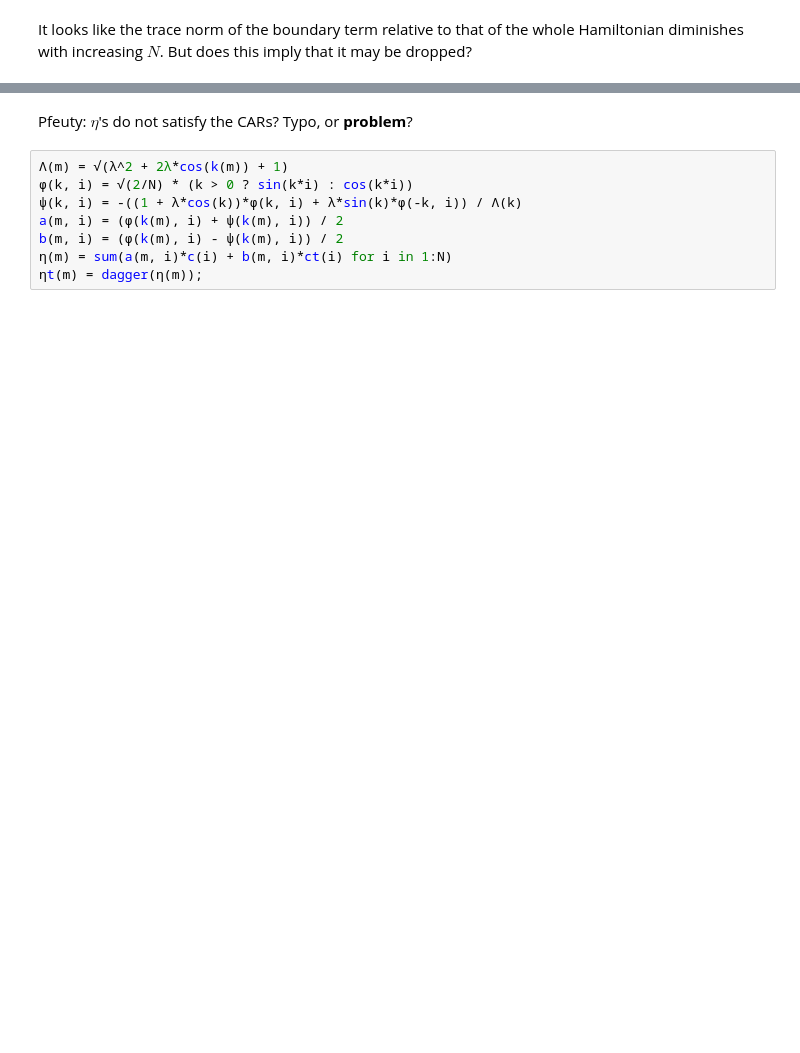
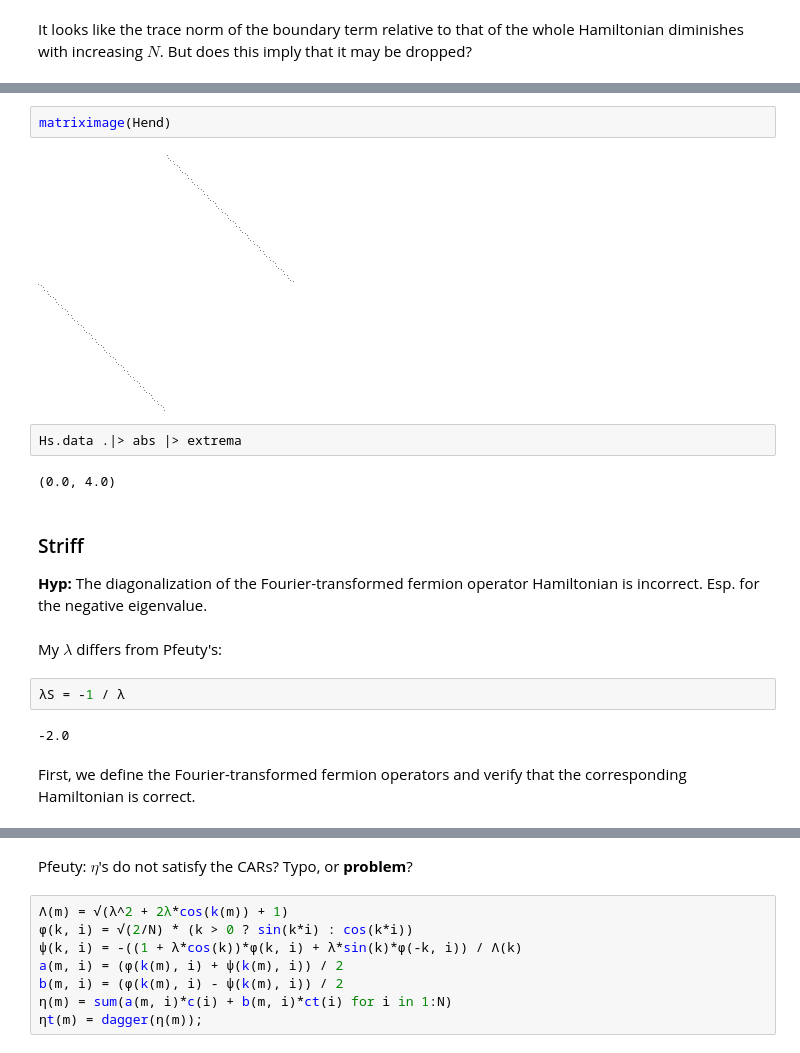
Before and after one commit to jfjhh/reed-thesis, a Jupyter notebook: notebooks/transverse-ising.ipynb, the cells around one changed output, grey strips where cells are left out. Cells and saved outputs as stored; diff of their text form; blank space fills up the shorter version.

```diff
--- a/notebooks/transverse-ising.ipynb
+++ b/notebooks/transverse-ising.ipynb
@@ -93,0 +118,20 @@ Striff: Works for all cases.
+# %%
+matriximage(Hend)
+# %% [output]
+[figure, added]
+# %%
+Hs.data .|> abs |> extrema
+# %% [output]
+(0.0, 4.0)
+# %% [markdown]
+### Striff
+
+**Hyp:** The diagonalization of the Fourier-transformed fermion operator Hamiltonian is incorrect. Esp. for the negative eigenvalue.
+# %% [markdown]
+My $\lambda$ differs from Pfeuty's:
+# %%
+λS = -1 / λ
+# %% [output]
+-2.0
+# %% [markdown]
+First, we define the Fourier-transformed fermion operators and verify that the corresponding Hamiltonian is correct.
```
Also changed, not shown: parts of 82 cells of this notebook, 3 other files.
